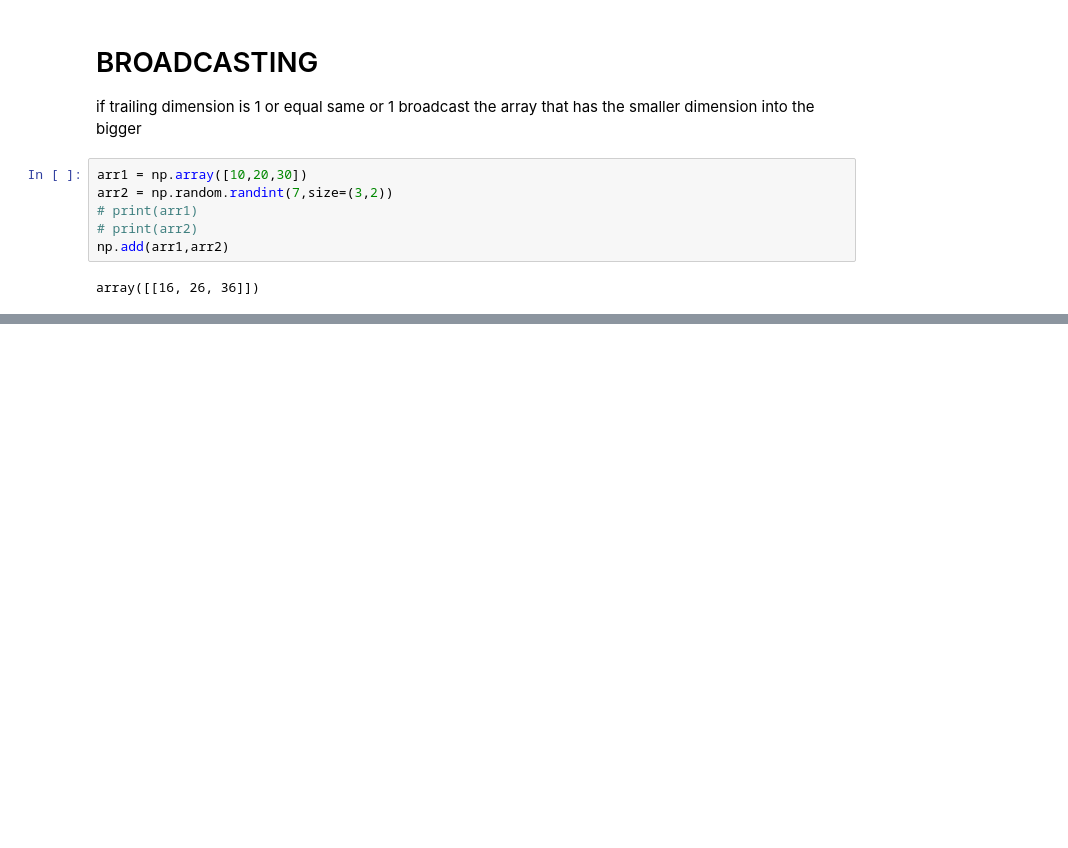
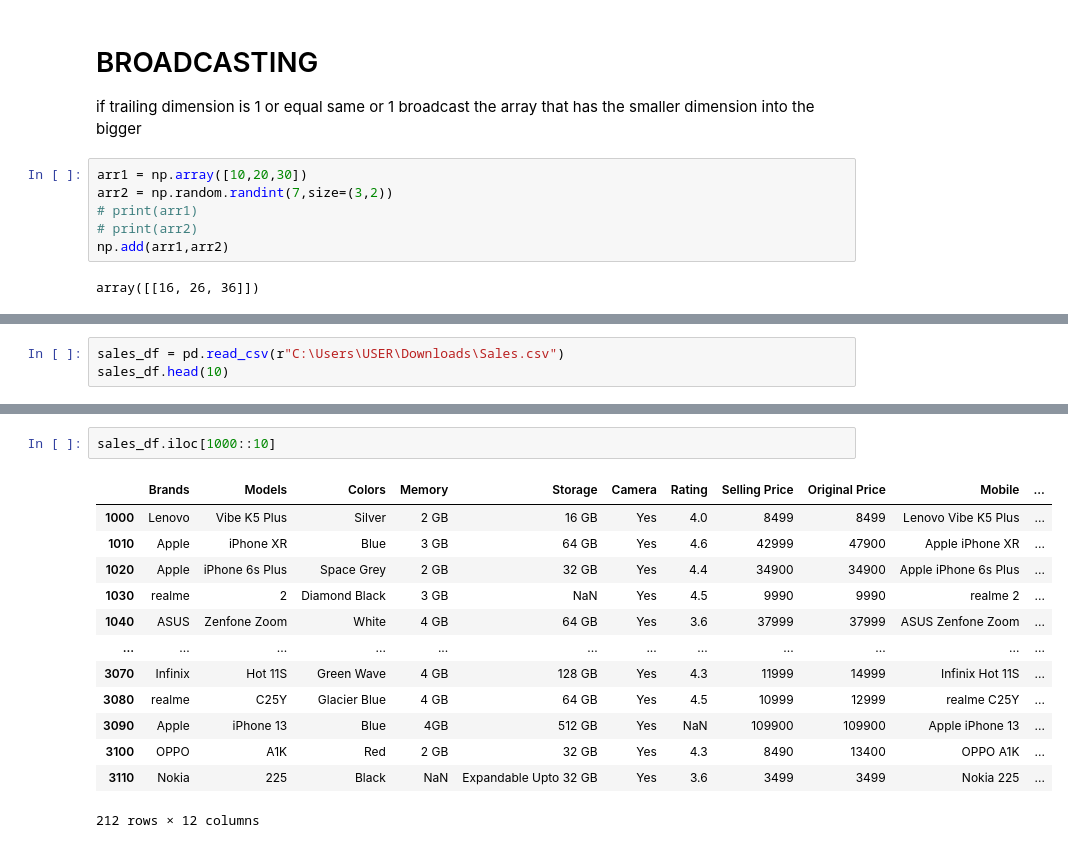
Before and after one commit to kibosivy/PY_DATA, a Jupyter notebook: main.ipynb, the cells around one changed output, grey strips where cells are left out. Saved outputs shown, nothing was run; the diff lists cells and outputs as text; blank space fills up the shorter version.

```diff
--- a/main.ipynb
+++ b/main.ipynb
@@ -336,0 +416,3 @@ array([[16, 26, 36]])
+# %%
+sales_df = pd.read_csv(r"C:\Users\USER\Downloads\Sales.csv")
+sales_df.head(10)
@@ -336,0 +522,16 @@ array([[16, 26, 36]])
+# %%
+sales_df.iloc[1000::10]
+# %% [output]
+|  | Brands | Models | Colors | Memory | Storage | Camera | Rating | Selling Price | Original Price | Mobile | ... |
+| 1000 | Lenovo | Vibe K5 Plus | Silver | 2 GB | 16 GB | Yes | 4.0 | 8499 | 8499 | Lenovo Vibe K5 Plus | ... |
+| 1010 | Apple | iPhone XR | Blue | 3 GB | 64 GB | Yes | 4.6 | 42999 | 47900 | Apple iPhone XR | ... |
+| 1020 | Apple | iPhone 6s Plus | Space Grey | 2 GB | 32 GB | Yes | 4.4 | 34900 | 34900 | Apple iPhone 6s Plus | ... |
+| 1030 | realme | 2 | Diamond Black | 3 GB | NaN | Yes | 4.5 | 9990 | 9990 | realme 2 | ... |
+| 1040 | ASUS | Zenfone Zoom | White | 4 GB | 64 GB | Yes | 3.6 | 37999 | 37999 | ASUS Zenfone Zoom | ... |
+| ... | ... | ... | ... | ... | ... | ... | ... | ... | ... | ... | ... |
+| 3070 | Infinix | Hot 11S | Green Wave | 4 GB | 128 GB | Yes | 4.3 | 11999 | 14999 | Infinix Hot 11S | ... |
+| 3080 | realme | C25Y | Glacier Blue | 4 GB | 64 GB | Yes | 4.5 | 10999 | 12999 | realme C25Y | ... |
+| 3090 | Apple | iPhone 13 | Blue | 4GB | 512 GB | Yes | NaN | 109900 | 109900 | Apple iPhone 13 | ... |
+| 3100 | OPPO | A1K | Red | 2 GB | 32 GB | Yes | 4.3 | 8490 | 13400 | OPPO A1K | ... |
+| 3110 | Nokia | 225 | Black | NaN | Expandable Upto 32 GB | Yes | 3.6 | 3499 | 3499 | Nokia 225 | ... |
+212 rows × 12 columns
```
Also changed, not shown: parts of 88 cells of this notebook, 12 other files.
